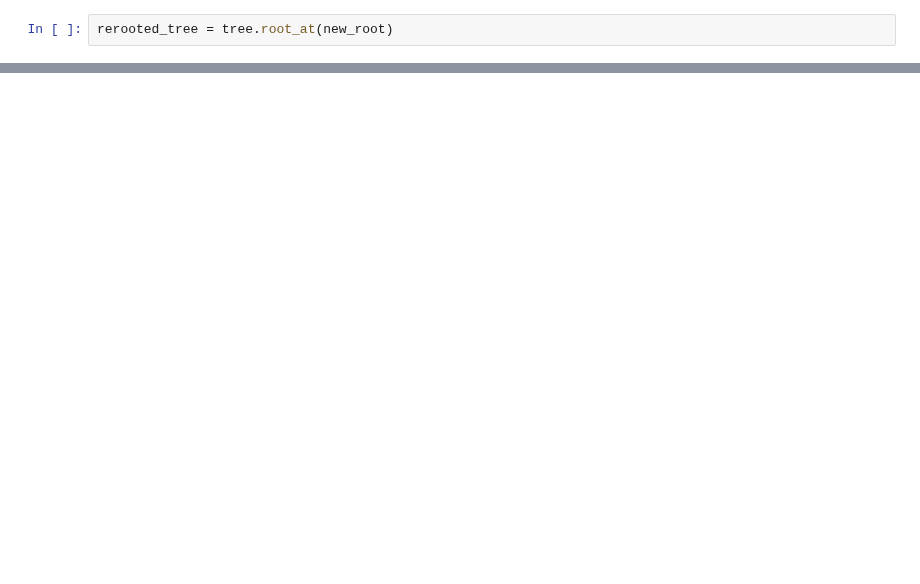
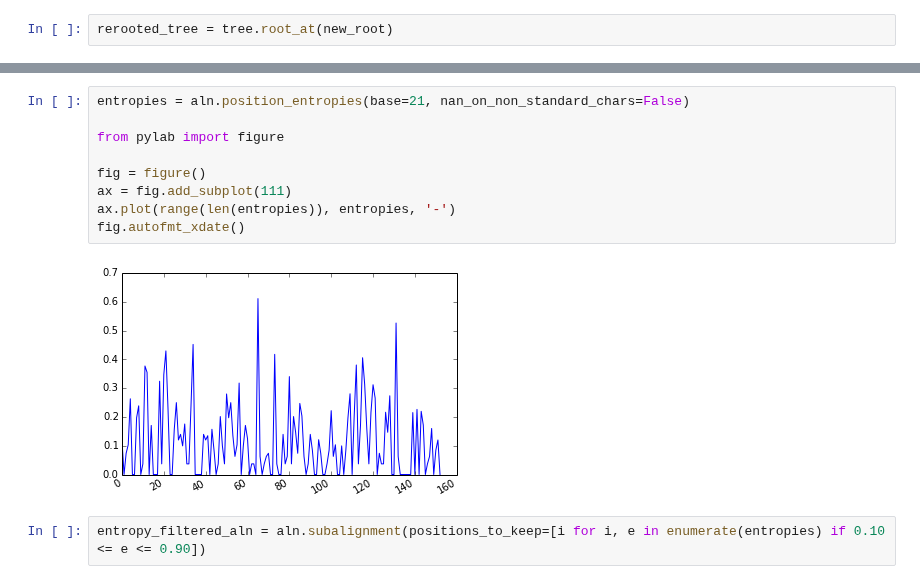
Before and after one commit to scikit-bio/scikit-bio-cookbook, a Jupyter notebook: phylogeny-reconstruction-and-tree-rooting.ipynb, the cells around one changed output, grey strips where cells are left out. Saved outputs shown, nothing was run; the diff lists cells and outputs as text; blank space fills up the shorter version.

```diff
--- a/phylogeny-reconstruction-and-tree-rooting.ipynb
+++ b/phylogeny-reconstruction-and-tree-rooting.ipynb
@@ -128,0 +222,13 @@ print(rerooted_tree.ascii_art())
+# %%
+entropies = aln.position_entropies(base=21, nan_on_non_standard_chars=False)
+
+from pylab import figure
+
+fig = figure()
+ax = fig.add_subplot(111)
+ax.plot(range(len(entropies)), entropies, '-')
+fig.autofmt_xdate()
+# %% [output]
+[figure, added]
+# %%
+entropy_filtered_aln = aln.subalignment(positions_to_keep=[i for i, e in enumerate(entropies) if 0.10 <= e <= 0.90])
```
Also changed, not shown: parts of 11 cells of this notebook.
